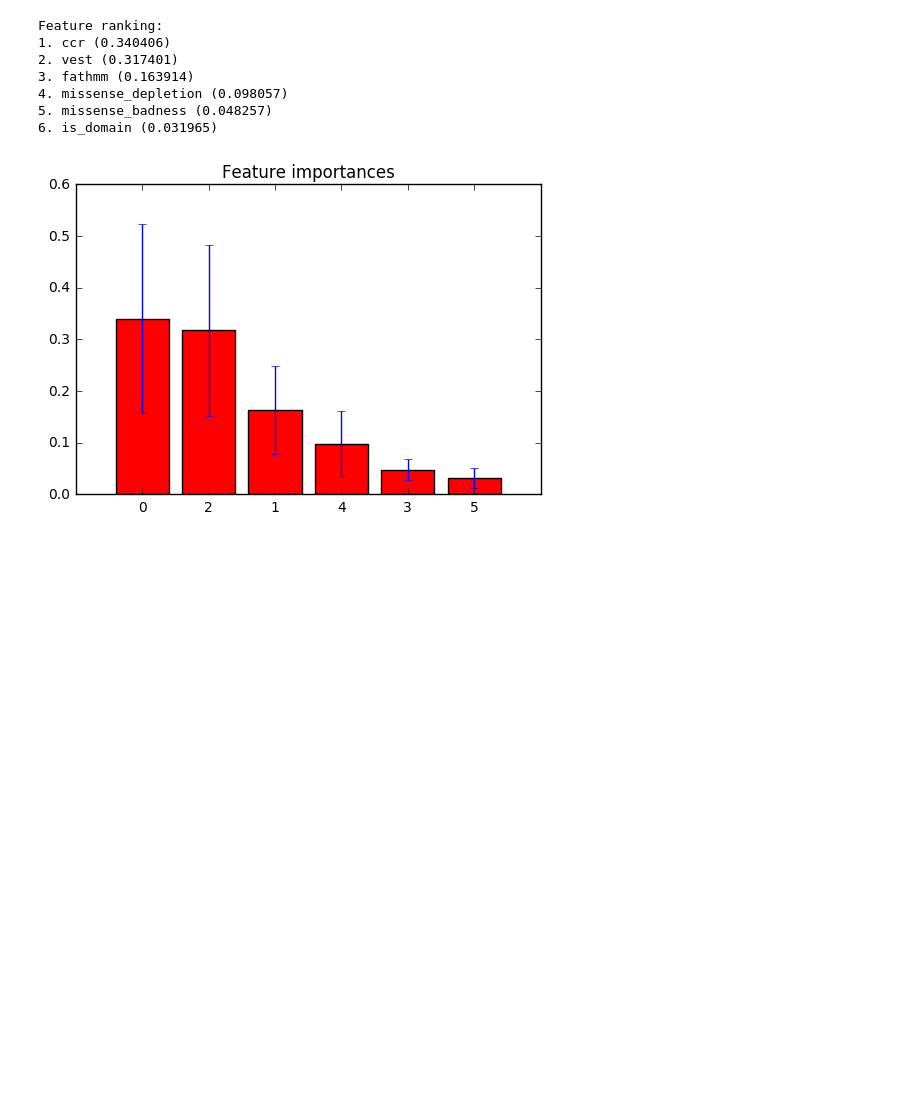
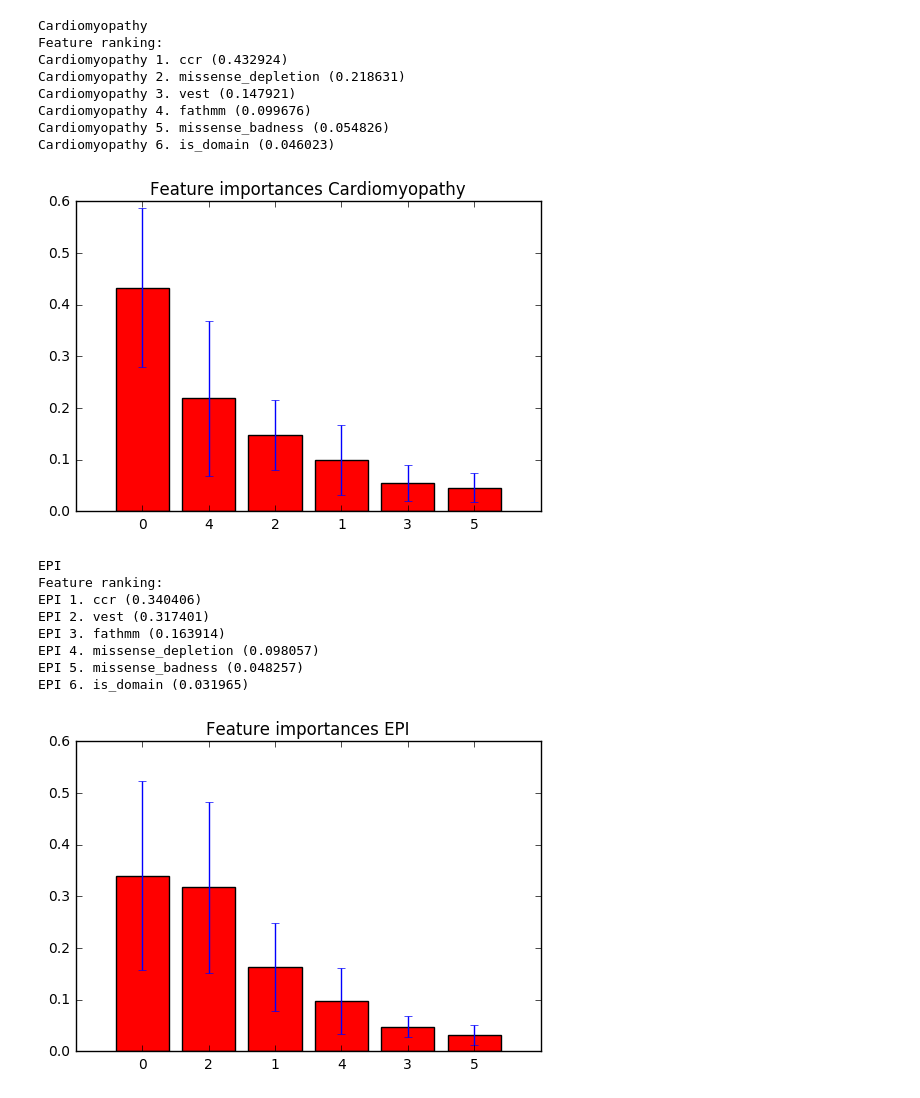
Before and after one commit to samesense/pathopredictor, a Jupyter notebook: notebooks/feature-importance.ipynb, the cells around one changed output. Cells and saved outputs as stored; diff of their text form; code cells hidden in the pictures; blank space fills up the shorter version.

Commit message:
Remove other panel vars in training of features. Feature importance changes by disease.

```diff
--- a/notebooks/feature-importance.ipynb
+++ b/notebooks/feature-importance.ipynb
@@ -5,10 +5,3 @@ import pandas as pd
 
 from sklearn.datasets import make_classification
 from sklearn.ensemble import ExtraTreesClassifier
-# %%
-afile = '../data/interim/epi/EPIv6.eff.dbnsfp.anno.dat.limit.xls'
-df = pd.read_csv(afile, sep='\t')
-cols = ['ccr', 'fathmm', 'vest', 'missense_badness', 'missense_depletion', 'is_domain']
-X = df[cols]
-y = df['y']
-df.head()
@@ -22,34 +8,50 @@ df.head()
 # %%
-# Build a forest and compute the feature importances
-forest = ExtraTreesClassifier(n_estimators=250,
-                              random_state=0)
+afile = '../data/interim/panel.dat'
+df = pd.read_csv(afile, sep='\t')
+cols = ['ccr', 'fathmm', 'vest', 'missense_badness', 'missense_depletion', 'is_domain']
+for disease in set(df['Disease']):
+    print(disease)
+    X = df[df.Disease==disease][cols]
+    y = df[df.Disease==disease]['y']
 
-forest.fit(X, y)
-importances = forest.feature_importances_
-std = np.std([tree.feature_importances_ for tree in forest.estimators_],
-             axis=0)
-indices = np.argsort(importances)[::-1]
+    # Build a forest and compute the feature importances
+    forest = ExtraTreesClassifier(n_estimators=250,
+                                  random_state=0)
 
-# Print the feature ranking
-print("Feature ranking:")
+    forest.fit(X, y)
+    importances = forest.feature_importances_
+    std = np.std([tree.feature_importances_ for tree in forest.estimators_],
+                 axis=0)
+    indices = np.argsort(importances)[::-1]
 
-for f in range(X.shape[1]):
-    print("%d. %s (%f)" % (f + 1, cols[indices[f]], importances[indices[f]]))
+    print("Feature ranking:")
 
-# Plot the feature importances of the forest
-plt.figure()
-plt.title("Feature importances")
-plt.bar(range(X.shape[1]), importances[indices],
-       color="r", yerr=std[indices], align="center")
-plt.xticks(range(X.shape[1]), indices)
-plt.xlim([-1, X.shape[1]])
-plt.show()
+    for f in range(X.shape[1]):
+        print("%s %d. %s (%f)" % (disease, f + 1, cols[indices[f]], importances[indices[f]]))
+
+    plt.figure()
+    plt.title("Feature importances " + disease)
+    plt.bar(range(X.shape[1]), importances[indices],
+           color="r", yerr=std[indices], align="center")
+    plt.xticks(range(X.shape[1]), indices)
+    plt.xlim([-1, X.shape[1]])
+    plt.show()
 # %% [output]
+Cardiomyopathy
 Feature ranking:
-1. ccr (0.340406)
-2. vest (0.317401)
-3. fathmm (0.163914)
-4. missense_depletion (0.098057)
-5. missense_badness (0.048257)
-6. is_domain (0.031965)
+Cardiomyopathy 1. ccr (0.432924)
+Cardiomyopathy 2. missense_depletion (0.218631)
+Cardiomyopathy 3. vest (0.147921)
+Cardiomyopathy 4. fathmm (0.099676)
+Cardiomyopathy 5. missense_badness (0.054826)
+Cardiomyopathy 6. is_domain (0.046023)
-[figure, old version]
+[figure, new version]
+EPI
+Feature ranking:
+EPI 1. ccr (0.340406)
+EPI 2. vest (0.317401)
+EPI 3. fathmm (0.163914)
+EPI 4. missense_depletion (0.098057)
+EPI 5. missense_badness (0.048257)
+EPI 6. is_domain (0.031965)
+[figure, added]
```
Also changed, not shown: parts of 2 cells of this notebook, 4 other files.
